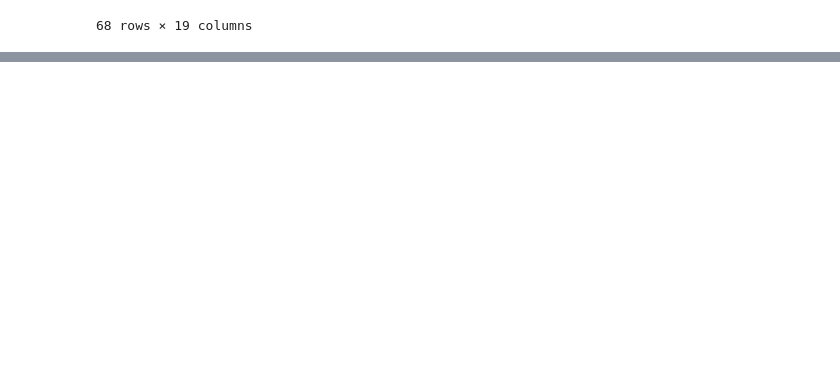
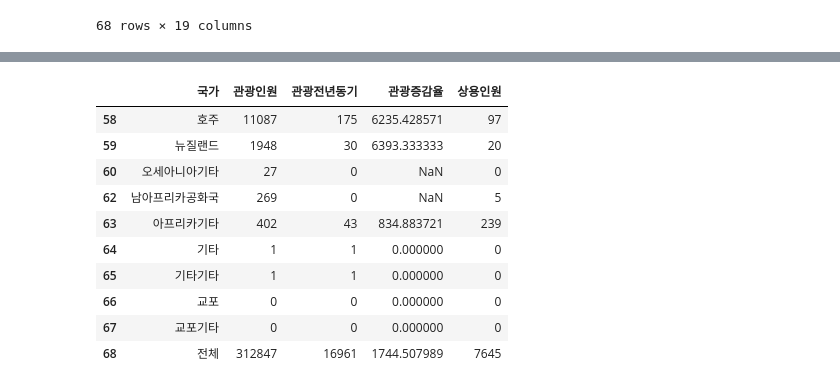
Before and after one commit to shared-repo/green-data-analysis, a Jupyter notebook: workspace/data-analysis-basic/eda-package-10.ipynb, the cells around one changed output, grey strips where cells are left out. Drawn from its saved outputs; the diff is of its cells as text; code cells hidden in the pictures; blank space fills up the shorter version.

```diff
--- a/workspace/data-analysis-basic/eda-package-10.ipynb
+++ b/workspace/data-analysis-basic/eda-package-10.ipynb
@@ -82,3 +82,11 @@ kto_202301
 | 67 | 교포 | 0 | 0 | 0.000000 | 0 | 0 | 0.000000 | 0 | 0 | 0.000000 | 0 | ... |
 | 68 | 전체 | 312847 | 16961 | 1744.507989 | 7645 | 2110 | 262.322275 | 4145 | 1957 | 111.803781 | 13674 | ... |
 68 rows × 19 columns
+# %%
+# 3. 각 대륙별 기타 국가는 대륙명기타 형식으로 변경 ( 예: 아시아기타 )
+c_names = ["아시아", "아메리카", "유럽", "오세아니아", "아프리카"]
+c_filter = kto_202301["국가"].map(lambda c : c in c_names)
+c_idx = kto_202301[c_filter].index
+c_idx
+kto_202301.loc[c_idx[1:] - 1, "국가"] = (kto_202301.loc[c_idx[:-1], "국가"] + "기타").values
+kto_202301.loc[[63,65,67], "국가"] = ["아프리카기타", "기타기타", "교포기타"]
@@ -84,0 +97,8 @@ kto_202301
+# %%
+# 7. 대륙컬럼 추가 : 값은 각 국가에 해당하는 대륙으로 저장
+c_idx.size
+kto_202301["대륙"] = ""
+for idx in range(c_idx.size - 1):
+    kto_202301.loc[c_idx[idx]:c_idx[idx+1], "대륙"] = kto_202301.loc[c_idx[idx], "국가"]
+
+kto_202301.loc[c_idx[-1]:, "대륙"] = kto_202301.loc[c_idx[-1], "국가"]
@@ -84,0 +115,18 @@ kto_202301
+# %%
+# 4. 아시아, 아메리카, 유럽, 오세아니아, 아프리카, 대륙행 제거
+kto_202301.drop(c_idx, axis=0, inplace=True)
+# %%
+kto_202301.iloc[25:35, :5]
+kto_202301.tail(10).iloc[:, :5]
+# %% [output]
+|  | 국가 | 관광인원 | 관광전년동기 | 관광증감율 | 상용인원 |
+| 58 | 호주 | 11087 | 175 | 6235.428571 | 97 |
+| 59 | 뉴질랜드 | 1948 | 30 | 6393.333333 | 20 |
+| 60 | 오세아니아기타 | 27 | 0 | NaN | 0 |
+| 62 | 남아프리카공화국 | 269 | 0 | NaN | 5 |
+| 63 | 아프리카기타 | 402 | 43 | 834.883721 | 239 |
+| 64 | 기타 | 1 | 1 | 0.000000 | 0 |
+| 65 | 기타기타 | 1 | 1 | 0.000000 | 0 |
+| 66 | 교포 | 0 | 0 | 0.000000 | 0 |
+| 67 | 교포기타 | 0 | 0 | 0.000000 | 0 |
+| 68 | 전체 | 312847 | 16961 | 1744.507989 | 7645 |
```
Also changed, not shown: parts of 6 cells of this notebook.
